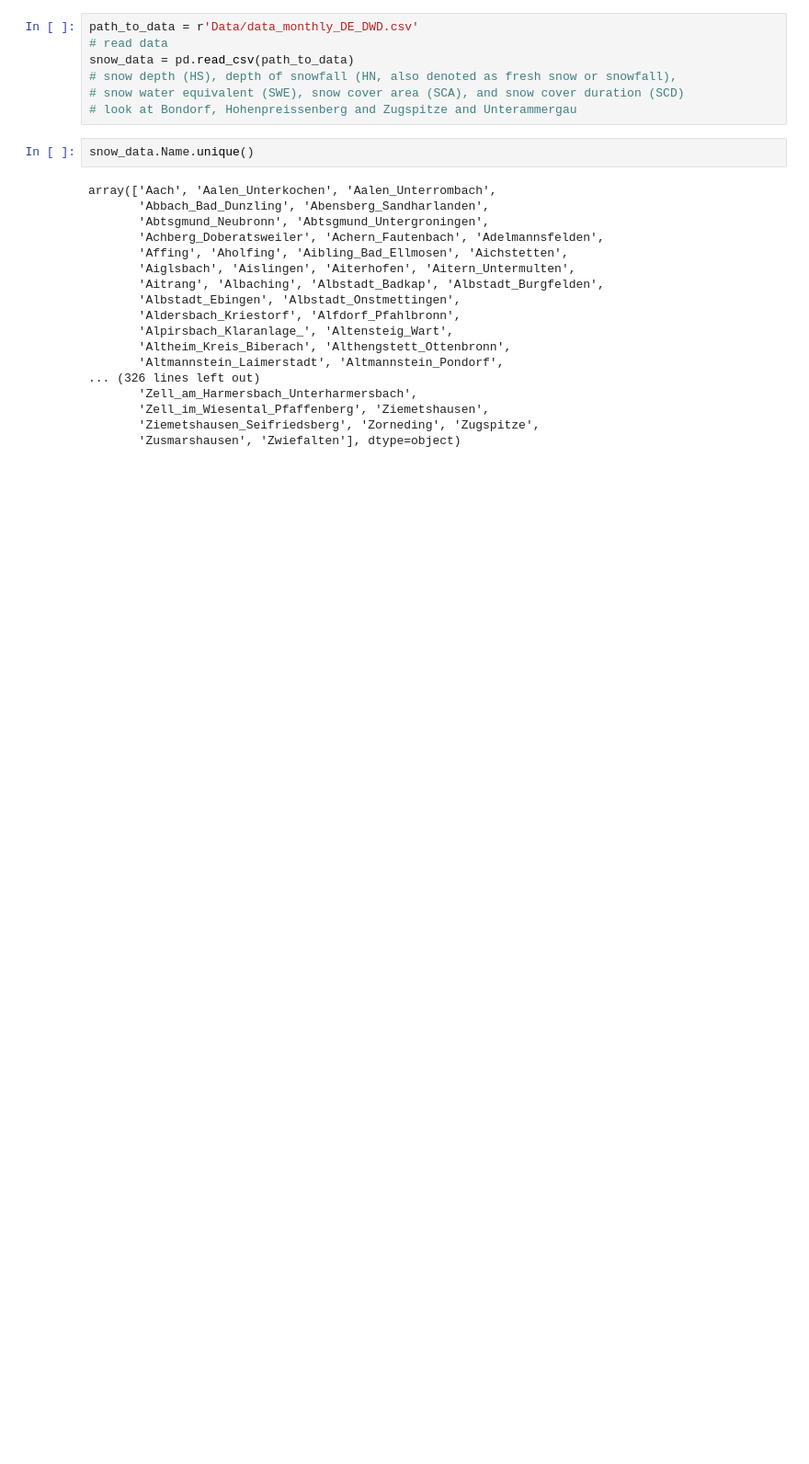
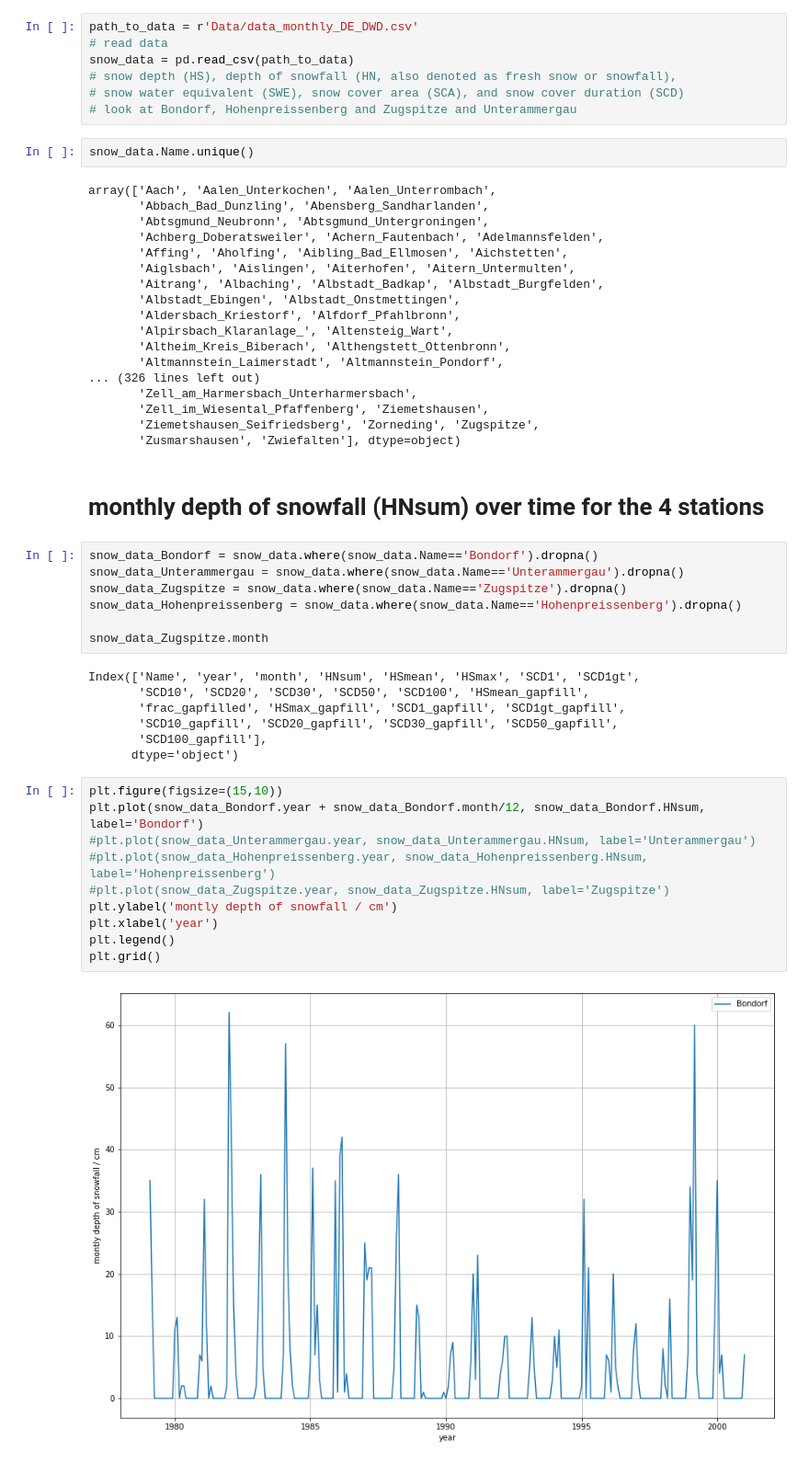
Before and after one commit to Gytha11/ERCA_2024, a Jupyter notebook: ERCA_2024_group5.ipynb, the cells around one changed output. Shown at 92% size. Drawn from its saved outputs; the diff is of its cells as text; blank space fills up the shorter version.

Commit message:
add snow fall depth graph first version and paper

```diff
--- a/ERCA_2024_group5.ipynb
+++ b/ERCA_2024_group5.ipynb
@@ -34,3 +34,31 @@ array(['Aach', 'Aalen_Unterkochen', 'Aalen_Unterrombach',
        'Zell_im_Wiesental_Pfaffenberg', 'Ziemetshausen',
        'Ziemetshausen_Seifriedsberg', 'Zorneding', 'Zugspitze',
        'Zusmarshausen', 'Zwiefalten'], dtype=object)
+# %% [markdown]
+# monthly depth of snowfall (HNsum) over time for the 4 stations
+# %%
+snow_data_Bondorf = snow_data.where(snow_data.Name=='Bondorf').dropna()
+snow_data_Unterammergau = snow_data.where(snow_data.Name=='Unterammergau').dropna()
+snow_data_Zugspitze = snow_data.where(snow_data.Name=='Zugspitze').dropna()
+snow_data_Hohenpreissenberg = snow_data.where(snow_data.Name=='Hohenpreissenberg').dropna()
+
+snow_data_Zugspitze.month
+# %% [output]
+Index(['Name', 'year', 'month', 'HNsum', 'HSmean', 'HSmax', 'SCD1', 'SCD1gt',
+       'SCD10', 'SCD20', 'SCD30', 'SCD50', 'SCD100', 'HSmean_gapfill',
+       'frac_gapfilled', 'HSmax_gapfill', 'SCD1_gapfill', 'SCD1gt_gapfill',
+       'SCD10_gapfill', 'SCD20_gapfill', 'SCD30_gapfill', 'SCD50_gapfill',
+       'SCD100_gapfill'],
+      dtype='object')
+# %%
+plt.figure(figsize=(15,10))
+plt.plot(snow_data_Bondorf.year + snow_data_Bondorf.month/12, snow_data_Bondorf.HNsum, label='Bondorf')
+#plt.plot(snow_data_Unterammergau.year, snow_data_Unterammergau.HNsum, label='Unterammergau')
+#plt.plot(snow_data_Hohenpreissenberg.year, snow_data_Hohenpreissenberg.HNsum, label='Hohenpreissenberg')
+#plt.plot(snow_data_Zugspitze.year, snow_data_Zugspitze.HNsum, label='Zugspitze')
+plt.ylabel('montly depth of snowfall / cm')
+plt.xlabel('year')
+plt.legend()
+plt.grid()
+# %% [output]
+[figure, added]
```
Also changed, not shown: parts of 2 cells of this notebook, 1 other file.
